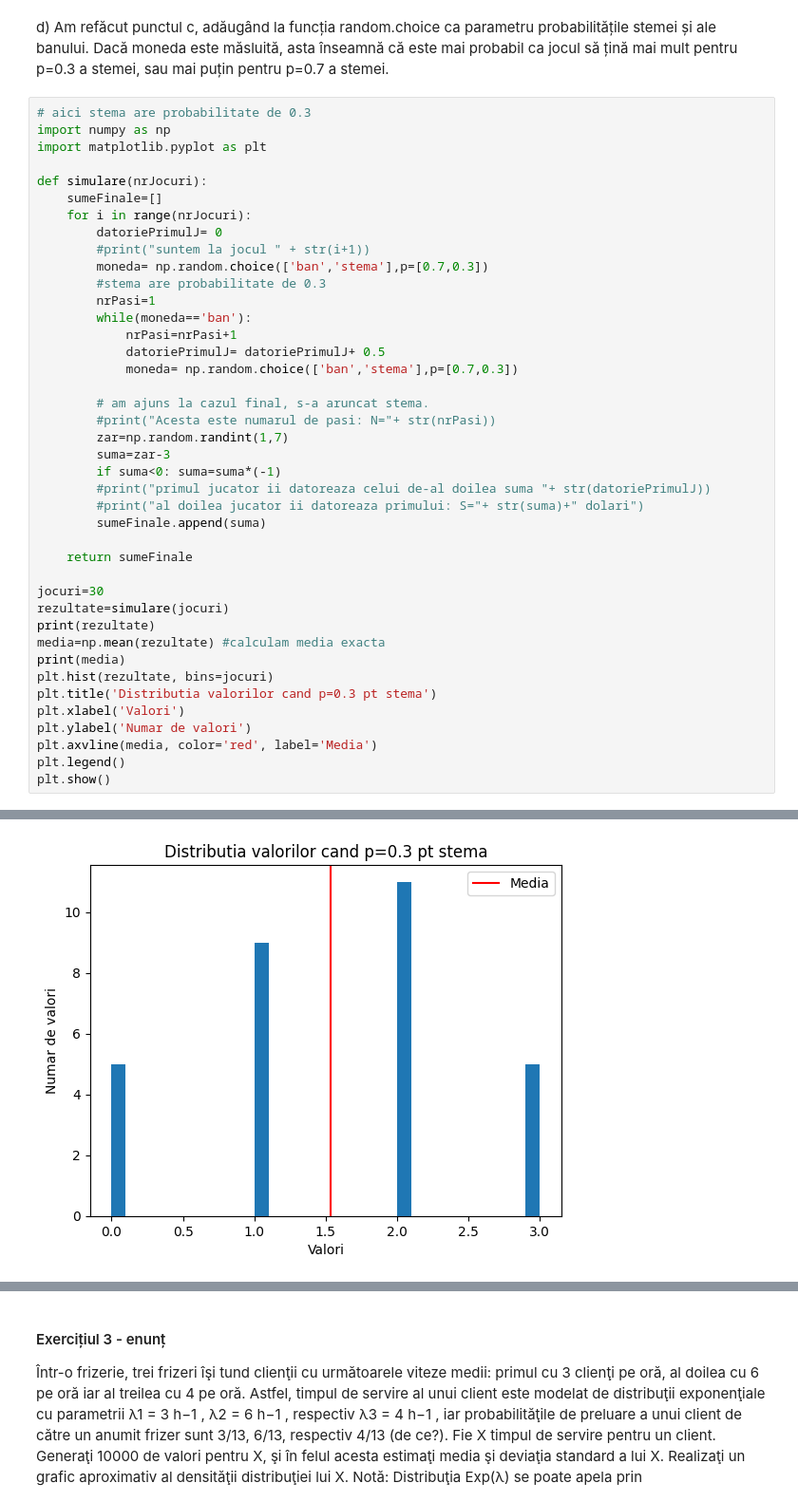
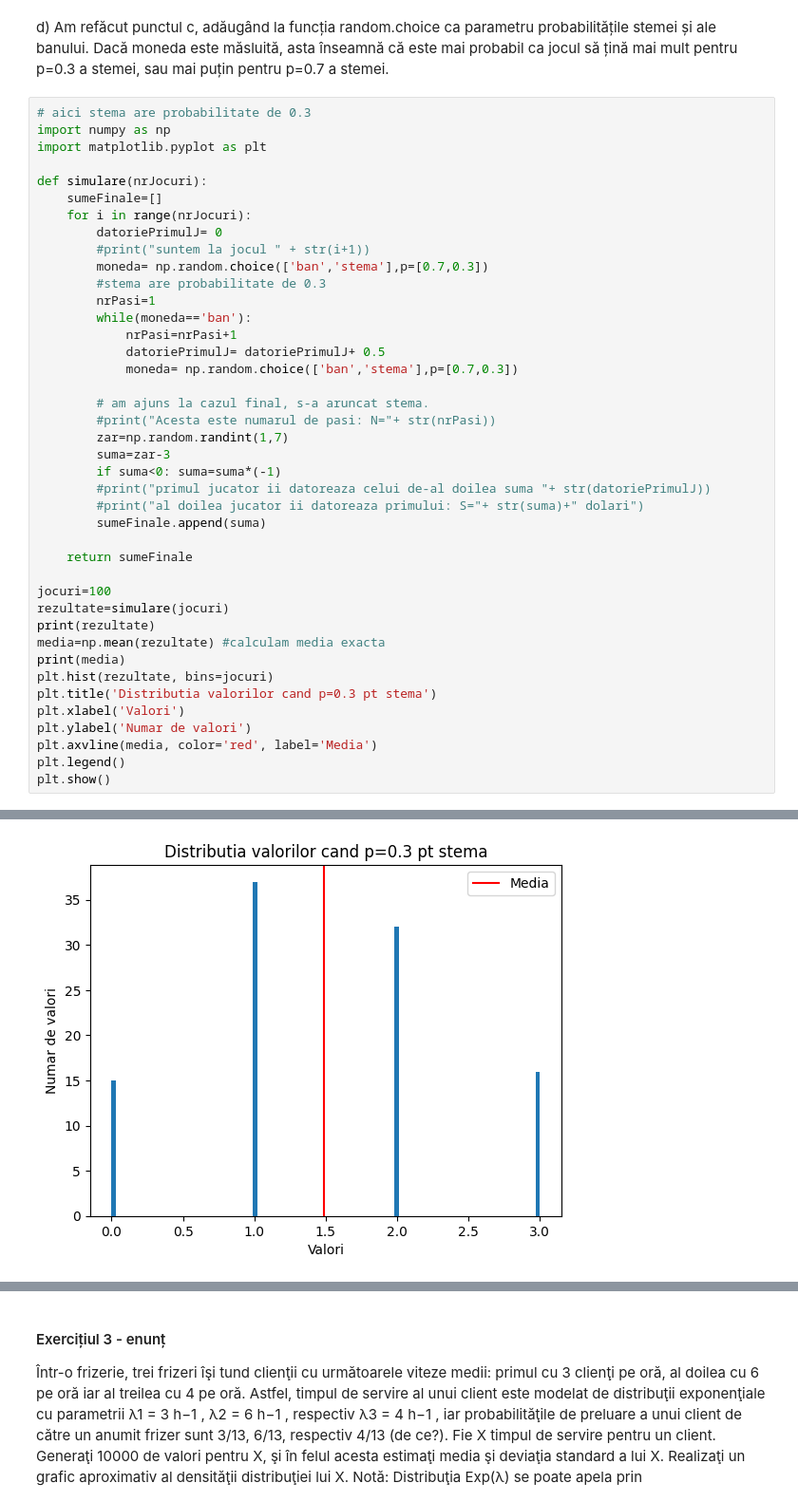
Before and after one commit to teodorachiriac73/PMP-2024, a Jupyter notebook: Lab02/Tema2.ipynb, the cells around one changed output, grey strips where cells are left out. Shown: that part at 95% size. Cells and saved outputs as stored; diff of their text form.

```diff
--- a/Lab02/Tema2.ipynb
+++ b/Lab02/Tema2.ipynb
@@ -165,7 +165,7 @@ def simulare(nrJocuri):
 
     return sumeFinale
 
-jocuri=30
+jocuri=100
 rezultate=simulare(jocuri)
 print(rezultate)
 media=np.mean(rezultate) #calculam media exacta
@@ -183,4 +183,4 @@ plt.show()
-[figure, old version]
+[figure, new version]
 # %%
 # aici stema are probabilitate de 0.7
 import numpy as np
```
Also changed, not shown: parts of 4 cells of this notebook.
